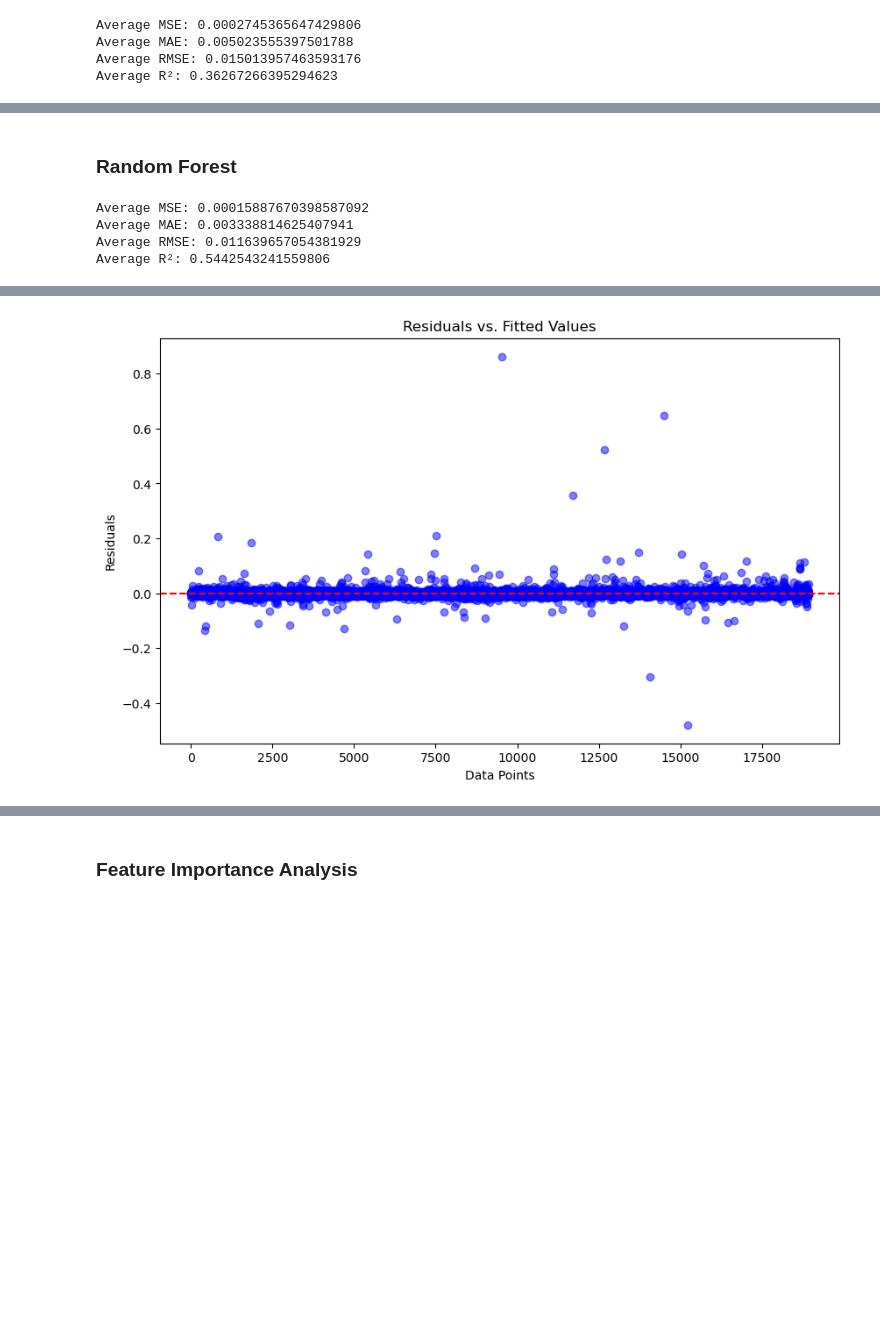
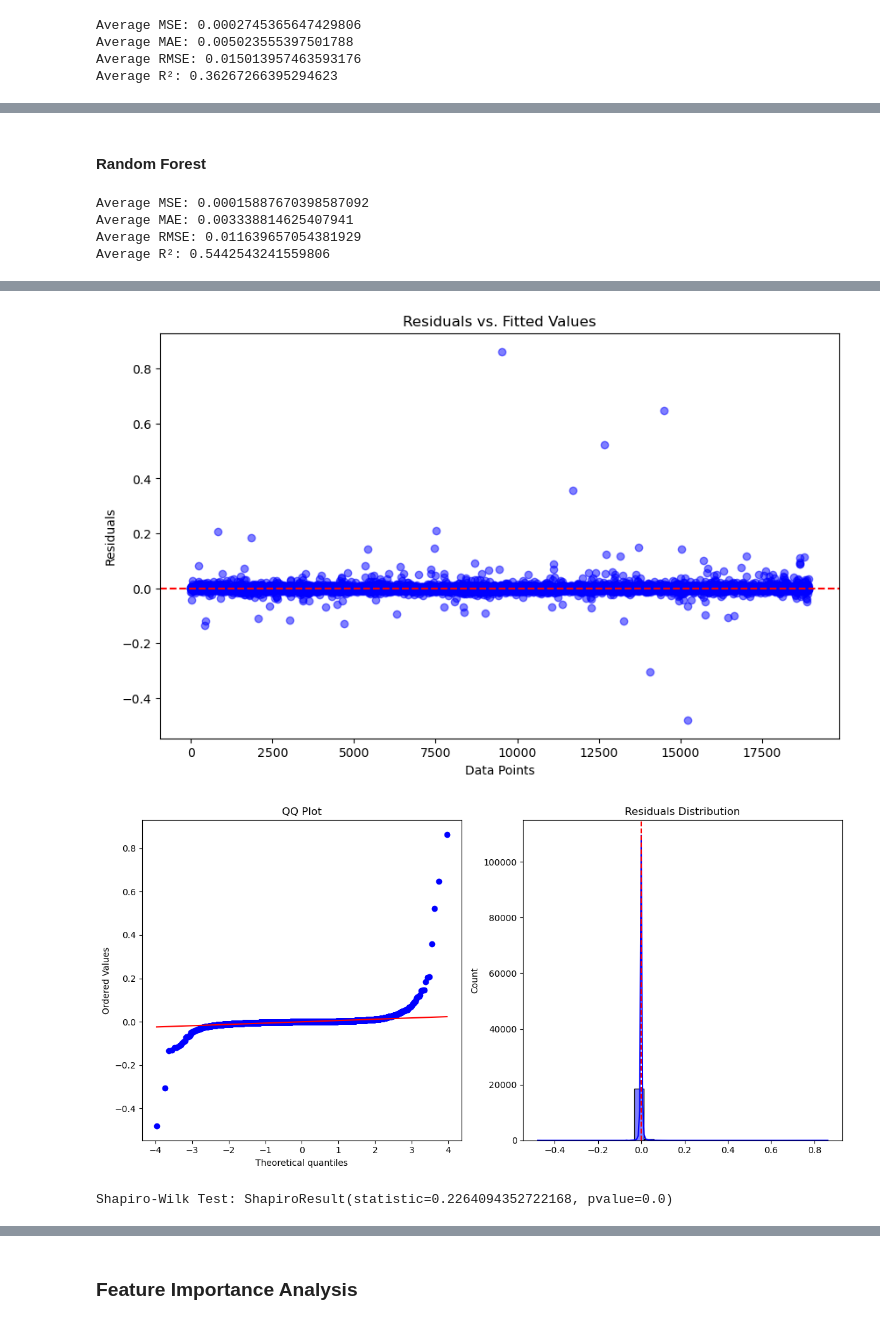
Before and after one commit to christianp12/Data-Driven-Exploration-of-Airbnb-Listings-Price, a Jupyter notebook: regression models.ipynb, the cells around one changed output, grey strips where cells are left out. Drawn from its saved outputs; the diff is of its cells as text; code cells hidden in the pictures; blank space fills up the shorter version.

```diff
--- a/regression models.ipynb
+++ b/regression models.ipynb
@@ -217,23 +203,23 @@ Average R²: 0.5611227962566483
 # %% [markdown]
-<h3>Random Forest</h3>
+<h4>Random Forest</h4>
 # %%
 from sklearn.ensemble import RandomForestRegressor
 
-# Define the Random Forest model
 random_forest = RandomForestRegressor(random_state=42)
 
-# Perform cross-validation on X with amenities
-mse_cv, mae_cv, rmse_cv, r2_cv, residuals = perform_cross_validation(X, y, random_forest, kf)
+mse_cv, mae_cv, rmse_cv, r2_cv, residuals_rf = perform_cross_validation(X, y, random_forest, kf)
 print("Average MSE:", mse_cv)
 print("Average MAE:", mae_cv)
 print("Average RMSE:", rmse_cv)
 print("Average R²:", r2_cv)
 
-plot_residuals(residuals)
+plot_residuals(residuals_rf)
 # %% [output]
 Average MSE: 0.00015887670398587092
 Average MAE: 0.003338814625407941
 Average RMSE: 0.011639657054381929
 Average R²: 0.5442543241559806
 [figure]
 [figure]
+[figure, added]
+Shapiro-Wilk Test: ShapiroResult(statistic=0.2264094352722168, pvalue=0.0)
```
Also changed, not shown: parts of 18 cells of this notebook.
